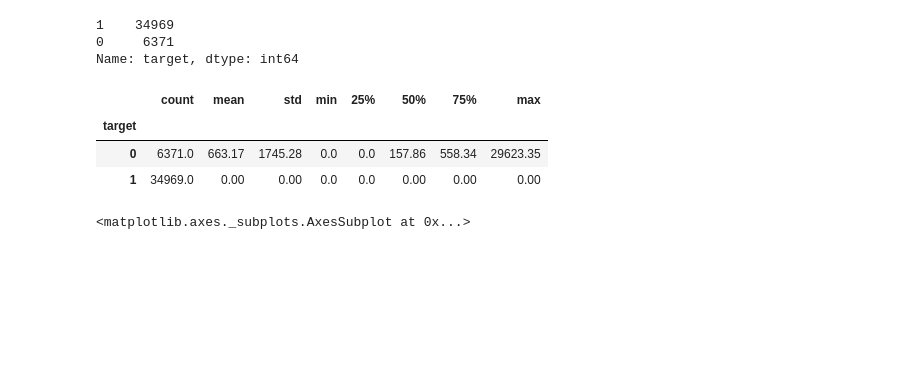
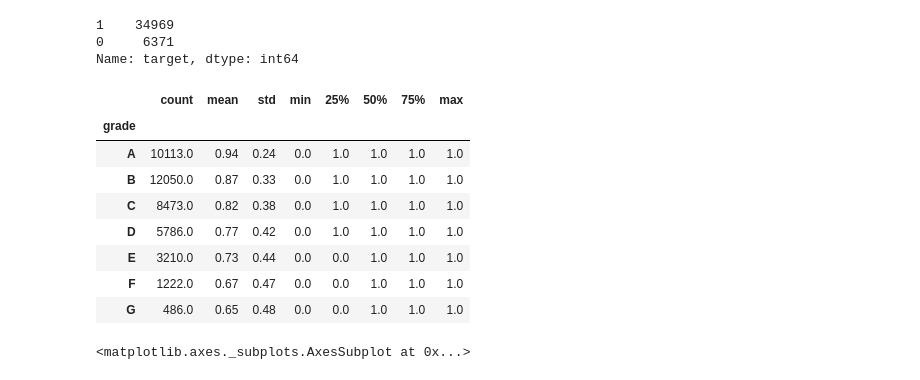
Before and after one commit to torben90/NF_Prj_LendingClub, a Jupyter notebook: sub_notebooks/INI_EDA_Torben.ipynb, the cells around one changed output. Saved outputs shown, nothing was run; the diff lists cells and outputs as text; code cells hidden in the pictures; blank space fills up the shorter version.

```diff
--- a/sub_notebooks/INI_EDA_Torben.ipynb
+++ b/sub_notebooks/INI_EDA_Torben.ipynb
@@ -429,12 +432,17 @@ df_clean.target.value_counts()
 0     6371
 Name: target, dtype: int64
 # %%
-df_clean.groupby('target').recoveries.describe().round(2)
+df_clean.groupby('grade').target.describe().round(2)
 # %% [output]
 |  | count | mean | std | min | 25% | 50% | 75% | max |
-| target |  |  |  |  |  |  |  |  |
-| 0 | 6371.0 | 663.17 | 1745.28 | 0.0 | 0.0 | 157.86 | 558.34 | 29623.35 |
-| 1 | 34969.0 | 0.00 | 0.00 | 0.0 | 0.0 | 0.00 | 0.00 | 0.00 |
+| grade |  |  |  |  |  |  |  |  |
+| A | 10113.0 | 0.94 | 0.24 | 0.0 | 1.0 | 1.0 | 1.0 | 1.0 |
+| B | 12050.0 | 0.87 | 0.33 | 0.0 | 1.0 | 1.0 | 1.0 | 1.0 |
+| C | 8473.0 | 0.82 | 0.38 | 0.0 | 1.0 | 1.0 | 1.0 | 1.0 |
+| D | 5786.0 | 0.77 | 0.42 | 0.0 | 1.0 | 1.0 | 1.0 | 1.0 |
+| E | 3210.0 | 0.73 | 0.44 | 0.0 | 0.0 | 1.0 | 1.0 | 1.0 |
+| F | 1222.0 | 0.67 | 0.47 | 0.0 | 0.0 | 1.0 | 1.0 | 1.0 |
+| G | 486.0 | 0.65 | 0.48 | 0.0 | 0.0 | 1.0 | 1.0 | 1.0 |
 # %%
 sns.countplot(x='target',data=df_clean, hue='grade')
 # %% [output]
```
Also changed, not shown: parts of 16 cells of this notebook, 3 other files.
